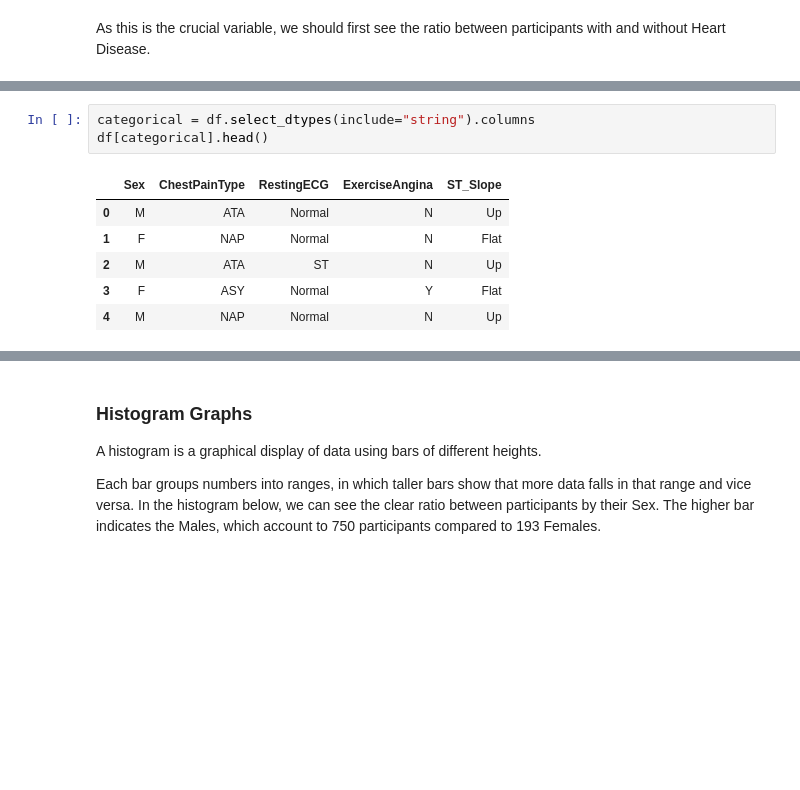
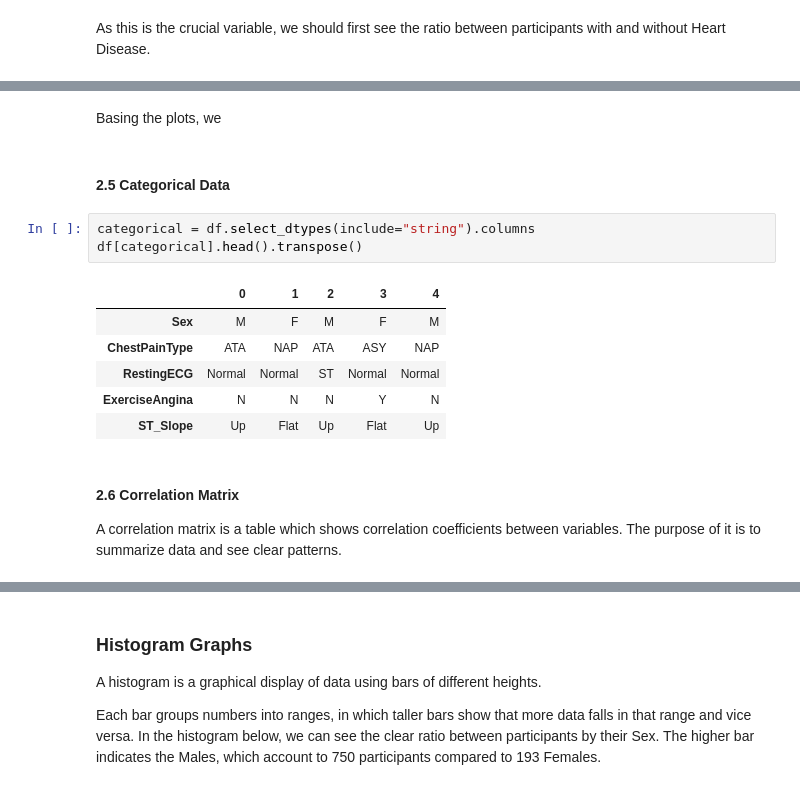
Before and after one commit to AkosoCodes/Heart-Disease-Prediction-EDA, a Jupyter notebook: final.ipynb, the cells around one changed output, grey strips where cells are left out. Drawn from its saved outputs; the diff is of its cells as text; blank space fills up the shorter version.

```diff
--- a/final.ipynb
+++ b/final.ipynb
@@ -360,10 +388,18 @@ df[numerical].head()
+# %% [markdown]
+Basing the plots, we
+# %% [markdown]
+#### **2.5 Categorical Data**
 # %%
 categorical = df.select_dtypes(include="string").columns
-df[categorical].head()
+df[categorical].head().transpose()
 # %% [output]
-|  | Sex | ChestPainType | RestingECG | ExerciseAngina | ST_Slope |
-| 0 | M | ATA | Normal | N | Up |
-| 1 | F | NAP | Normal | N | Flat |
-| 2 | M | ATA | ST | N | Up |
-| 3 | F | ASY | Normal | Y | Flat |
-| 4 | M | NAP | Normal | N | Up |
+|  | 0 | 1 | 2 | 3 | 4 |
+| Sex | M | F | M | F | M |
+| ChestPainType | ATA | NAP | ATA | ASY | NAP |
+| RestingECG | Normal | Normal | ST | Normal | Normal |
+| ExerciseAngina | N | N | N | Y | N |
+| ST_Slope | Up | Flat | Up | Flat | Up |
+# %% [markdown]
+#### <p id="Correlation">**2.6 Correlation Matrix**</p>
+
+A correlation matrix is a table which shows correlation coefficients between variables. The purpose of it is to summarize data and see clear patterns.
```
Also changed, not shown: parts of 25 cells of this notebook.
